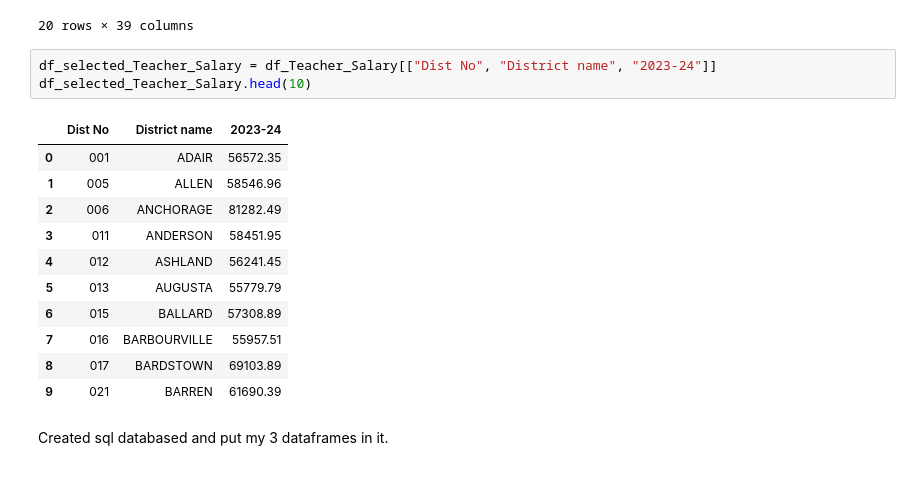
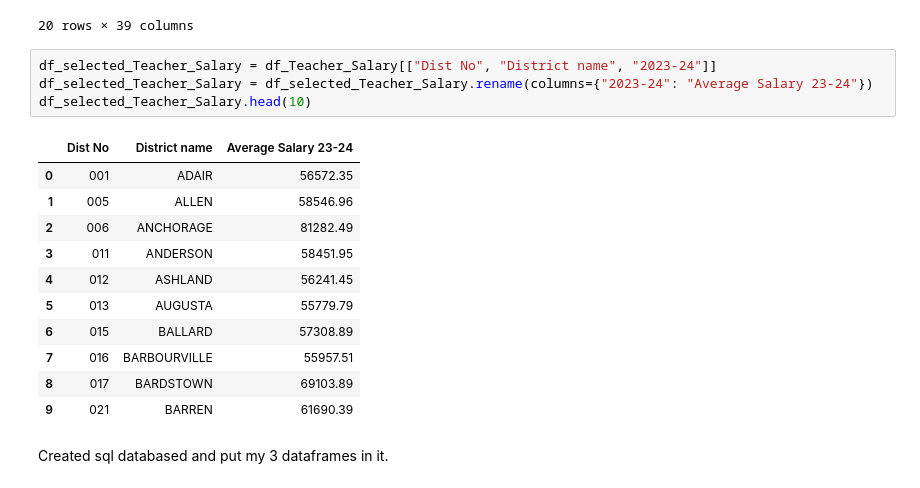
Before and after one commit to LucyHCollins/Teacher_Turnover, a Jupyter notebook: Teacher_Turnover.ipynb, the cells around one changed output. Saved outputs shown, nothing was run; the diff lists cells and outputs as text.

Commit message:
updated avg salary name and readme data dictionary

```diff
--- a/Teacher_Turnover.ipynb
+++ b/Teacher_Turnover.ipynb
@@ -216,9 +216,10 @@ df_Teacher_Salary.head(20)
 20 rows × 39 columns
 # %%
 df_selected_Teacher_Salary = df_Teacher_Salary[["Dist No", "District name", "2023-24"]]
+df_selected_Teacher_Salary = df_selected_Teacher_Salary.rename(columns={"2023-24": "Average Salary 23-24"})
 df_selected_Teacher_Salary.head(10)
 # %% [output]
-|  | Dist No | District name | 2023-24 |
+|  | Dist No | District name | Average Salary 23-24 |
 | 0 | 001 | ADAIR | 56572.35 |
 | 1 | 005 | ALLEN | 58546.96 |
 | 2 | 006 | ANCHORAGE | 81282.49 |
```
Also changed, not shown: parts of 8 cells of this notebook, 6 other files.
